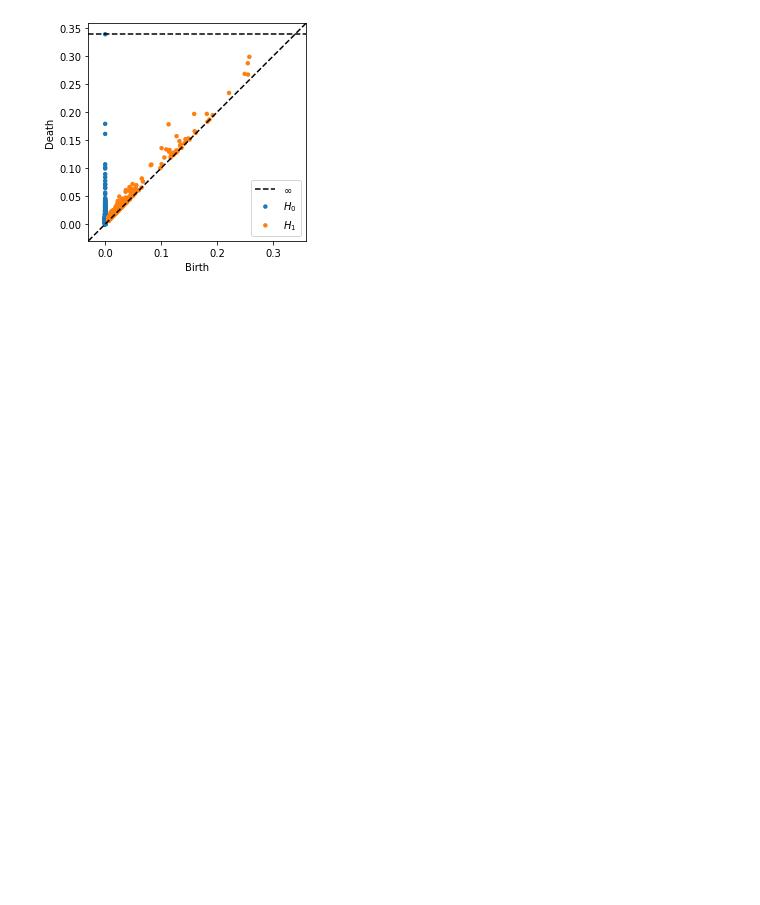
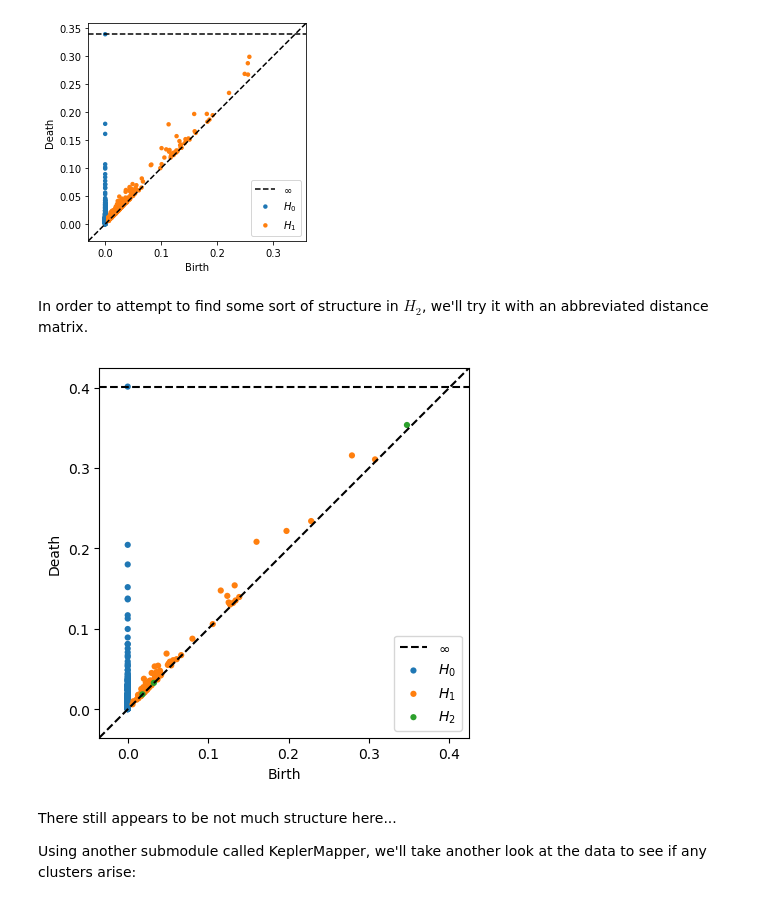
Before and after one commit to BVanDeWater/625.687, a Jupyter notebook: Notebooks/Lat_Lon_Year.ipynb, the cells around one changed output. Drawn from its saved outputs; the diff is of its cells as text; code cells hidden in the pictures; blank space fills up the shorter version.

```diff
--- a/Notebooks/Lat_Lon_Year.ipynb
+++ b/Notebooks/Lat_Lon_Year.ipynb
@@ -70,3 +72,16 @@ res = ripser(dmatrix, distance_matrix=True, maxdim=2)
 plot_diagrams(res['dgms'], show=True)
 # %% [output]
 [figure]
+# %% [markdown]
+In order to attempt to find some sort of structure in $H_2$, we'll try it with an abbreviated distance matrix.
+# %%
+dmatrix_sub = dmatrix[:300, :300]
+
+res_sub = ripser(dmatrix_sub, distance_matrix=True, maxdim=2)
+plot_diagrams(res_sub['dgms'], show=True)
+# %% [output]
+[figure, added]
+# %% [markdown]
+There still appears to be not much structure here...
+
+Using another submodule called KeplerMapper, we'll take another look at the data to see if any clusters arise:
```
Also changed, not shown: parts of 4 cells of this notebook.
